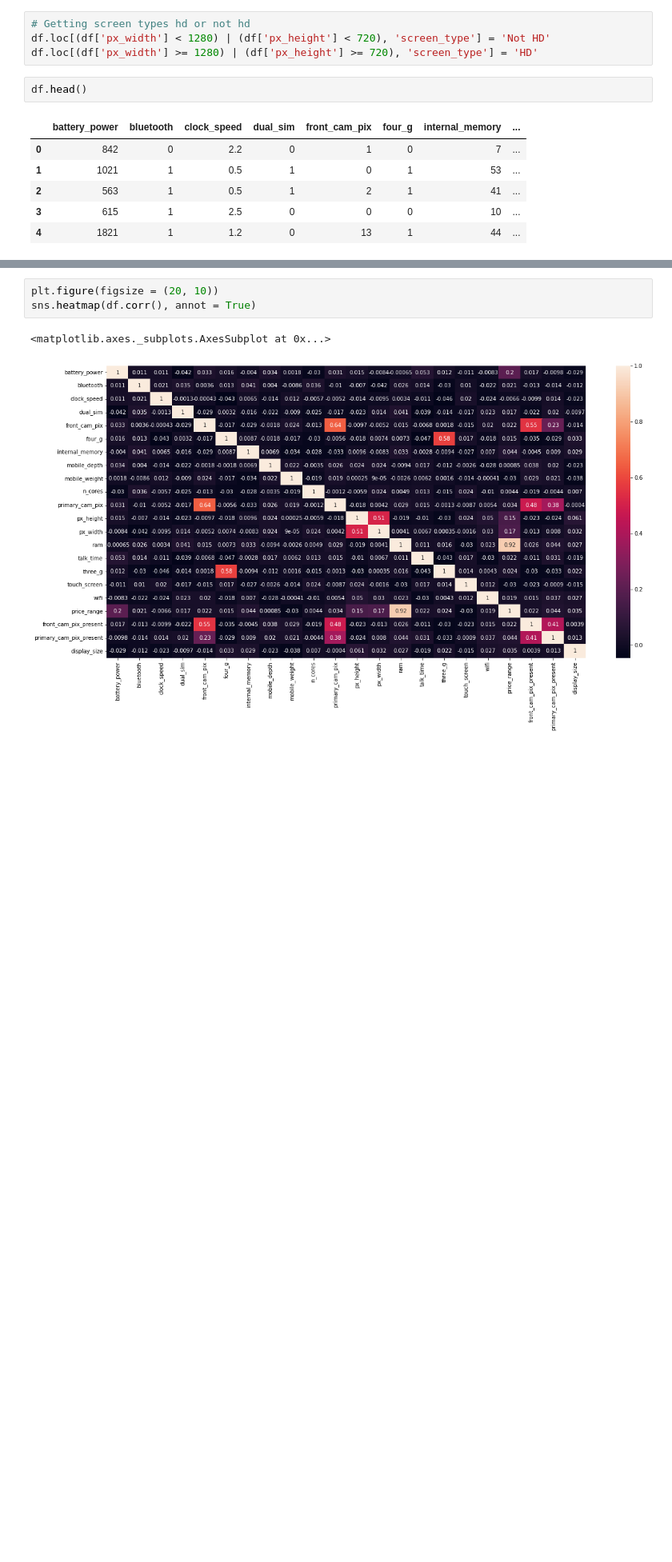
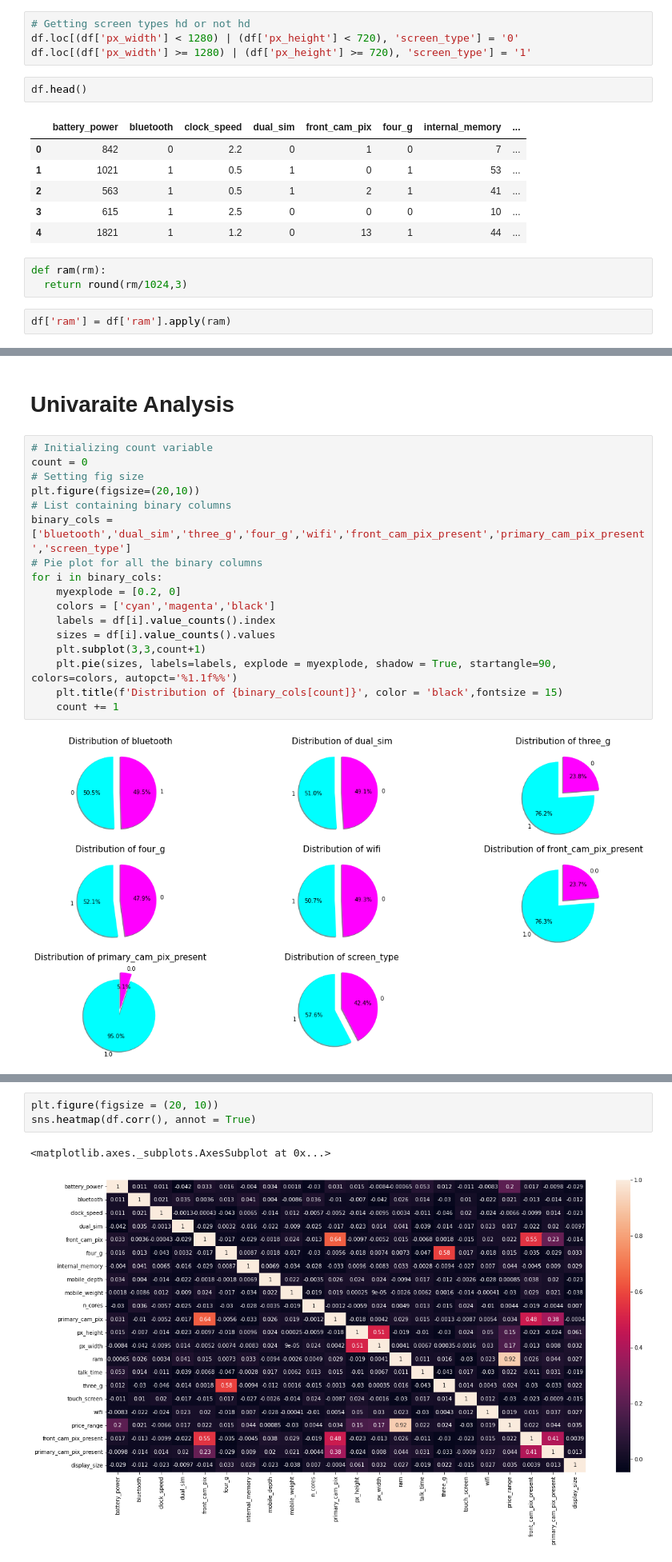
Before and after one commit to Ajay0110/Mobile-Price-Range-Prediction, a Jupyter notebook: Mobile_Price_Range_Prediction.ipynb, the cells around one changed output, grey strips where cells are left out. Shown at 80% size. Drawn from its saved outputs; the diff is of its cells as text; blank space fills up the shorter version.

Commit message:
Univariate Analysis

```diff
--- a/Mobile_Price_Range_Prediction.ipynb
+++ b/Mobile_Price_Range_Prediction.ipynb
@@ -293,8 +293,8 @@ df.head()
 | 4 | 1821 | 1 | 1.2 | 0 | 13 | 1 | 44 | ... |
 # %%
 # Getting screen types hd or not hd
-df.loc[(df['px_width'] < 1280) | (df['px_height'] < 720), 'screen_type'] = 'Not HD'
-df.loc[(df['px_width'] >= 1280) | (df['px_height'] >= 720), 'screen_type'] = 'HD'
+df.loc[(df['px_width'] < 1280) | (df['px_height'] < 720), 'screen_type'] = '0'
+df.loc[(df['px_width'] >= 1280) | (df['px_height'] >= 720), 'screen_type'] = '1'
 # %%
 df.head()
 # %% [output]
@@ -304,3 +304,8 @@ df.head()
 | 2 | 563 | 1 | 0.5 | 1 | 2 | 1 | 41 | ... |
 | 3 | 615 | 1 | 2.5 | 0 | 0 | 0 | 10 | ... |
 | 4 | 1821 | 1 | 1.2 | 0 | 13 | 1 | 44 | ... |
+# %%
+def ram(rm):
+  return round(rm/1024,3)
+# %%
+df['ram'] = df['ram'].apply(ram)
@@ -306,0 +321,21 @@ df.head()
+# %% [markdown]
+# Univaraite Analysis
+# %%
+# Initializing count variable
+count = 0
+# Setting fig size
+plt.figure(figsize=(20,10))
+# List containing binary columns
+binary_cols = ['bluetooth','dual_sim','three_g','four_g','wifi','front_cam_pix_present','primary_cam_pix_present','screen_type']
+# Pie plot for all the binary columns
+for i in binary_cols:
+    myexplode = [0.2, 0]
+    colors = ['cyan','magenta','black']
+    labels = df[i].value_counts().index
+    sizes = df[i].value_counts().values
+    plt.subplot(3,3,count+1)
+    plt.pie(sizes, labels=labels, explode = myexplode, shadow = True, startangle=90, colors=colors, autopct='%1.1f%%')
+    plt.title(f'Distribution of {binary_cols[count]}', color = 'black',fontsize = 15)
+    count += 1
+# %% [output]
+[figure, added]
```
Also changed, not shown: parts of 3 cells of this notebook.
